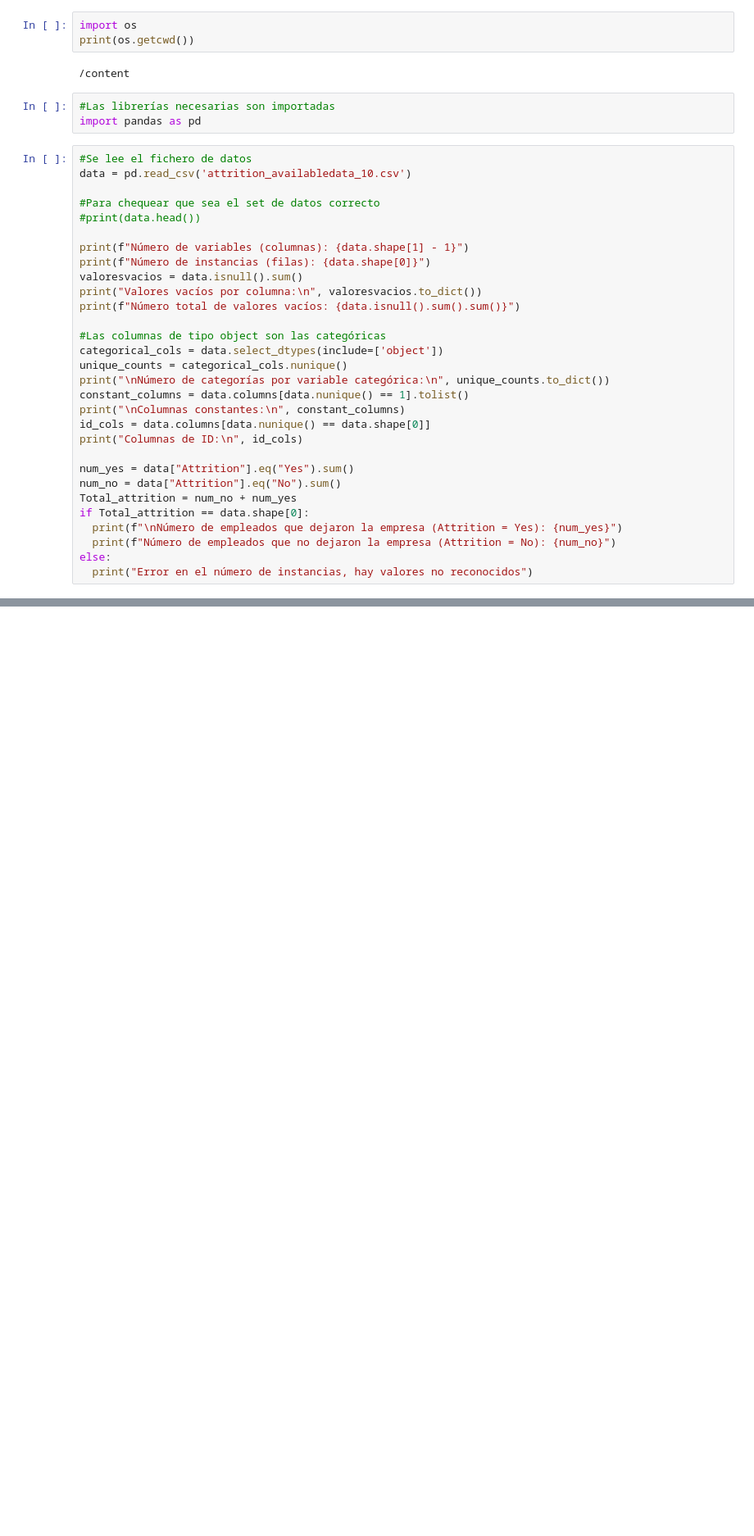
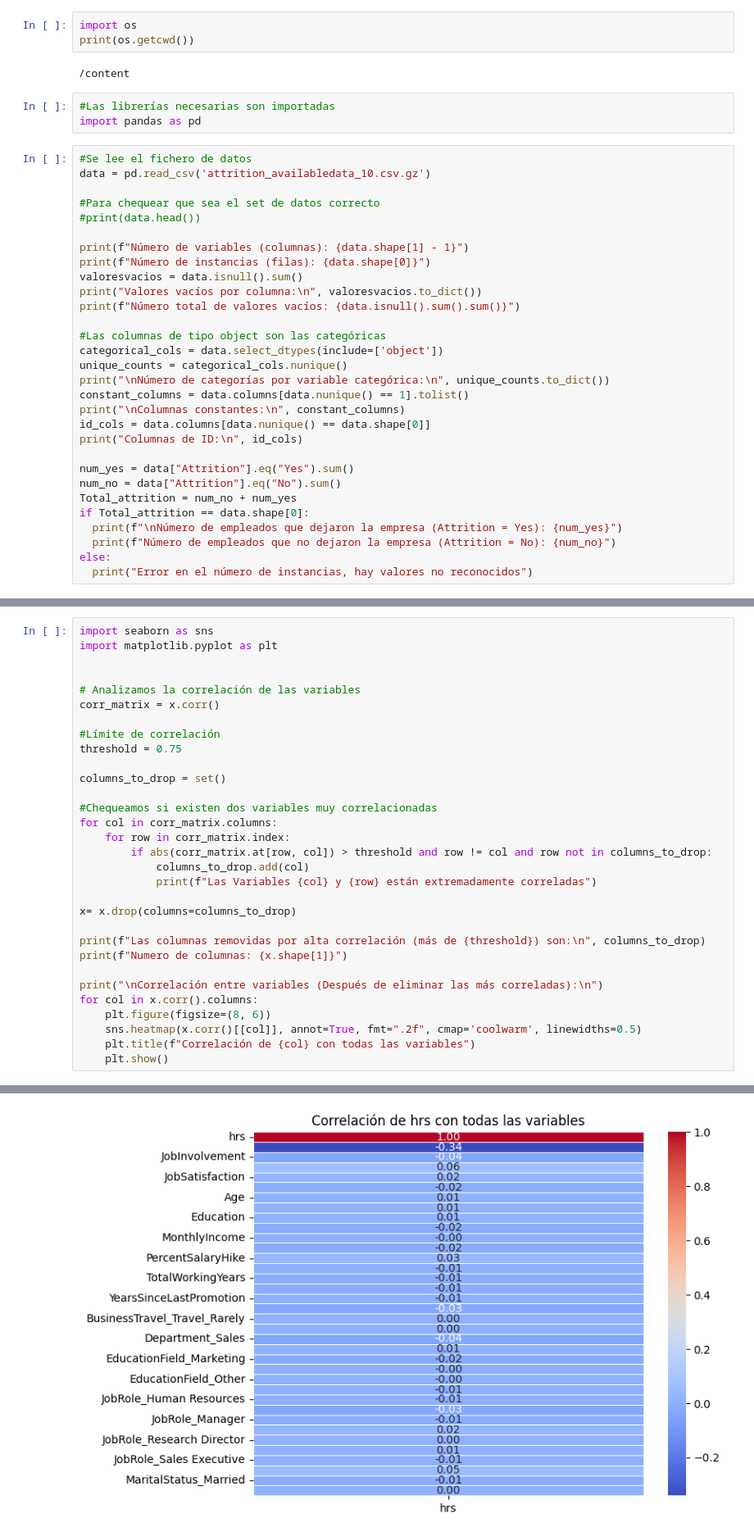
Before and after one commit to 100485446-UC3M/Primera_Practica_Machine_Learning_Grupo16, a Jupyter notebook: Predicciones.ipynb, the cells around one changed output, grey strips where cells are left out. Shown at 82% size. Cells and saved outputs as stored; diff of their text form; blank space fills up the shorter version.

```diff
--- a/Predicciones.ipynb
+++ b/Predicciones.ipynb
@@ -23,7 +23,7 @@ print(os.getcwd())
 import pandas as pd
 # %%
 #Se lee el fichero de datos
-data = pd.read_csv('attrition_availabledata_10.csv')
+data = pd.read_csv('attrition_availabledata_10.csv.gz')
 
 #Para chequear que sea el set de datos correcto
 #print(data.head())
@@ -180,0 +196,32 @@ print(x.head())
+# %%
+import seaborn as sns
+import matplotlib.pyplot as plt
+
+
+# Analizamos la correlación de las variables
+corr_matrix = x.corr()
+
+#Límite de correlación
+threshold = 0.75
+
+columns_to_drop = set()
+
+#Chequeamos si existen dos variables muy correlacionadas
+for col in corr_matrix.columns:
+    for row in corr_matrix.index:
+        if abs(corr_matrix.at[row, col]) > threshold and row != col and row not in columns_to_drop:
+            columns_to_drop.add(col)
+            print(f"Las Variables {col} y {row} están extremadamente correladas")
+
+x= x.drop(columns=columns_to_drop)
+
+print(f"Las columnas removidas por alta correlación (más de {threshold}) son:\n", columns_to_drop)
+print(f"Numero de columnas: {x.shape[1]}")
+
+print("\nCorrelación entre variables (Después de eliminar las más correladas):\n")
+for col in x.corr().columns:
+    plt.figure(figsize=(8, 6))
+    sns.heatmap(x.corr()[[col]], annot=True, fmt=".2f", cmap='coolwarm', linewidths=0.5)
+    plt.title(f"Correlación de {col} con todas las variables")
+    plt.show()
+# %% [output]
@@ -180,0 +237 @@ print(x.head())
+[figure, added]
```
Also changed, not shown: parts of 28 cells of this notebook.
